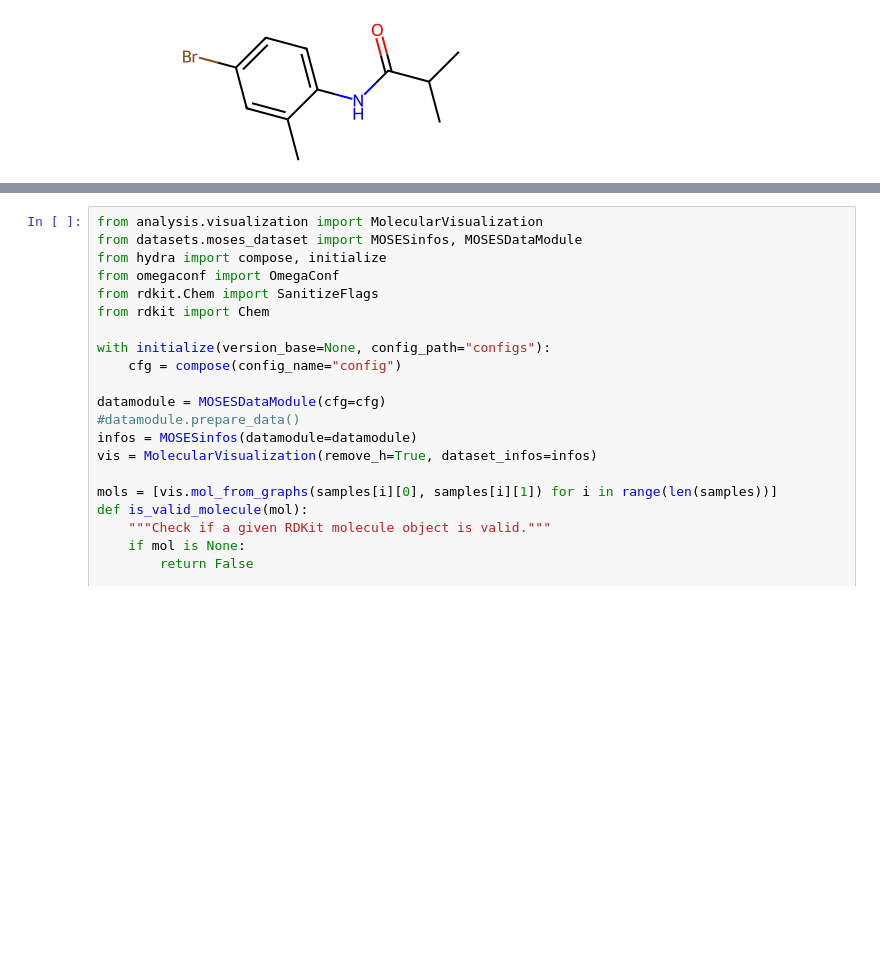
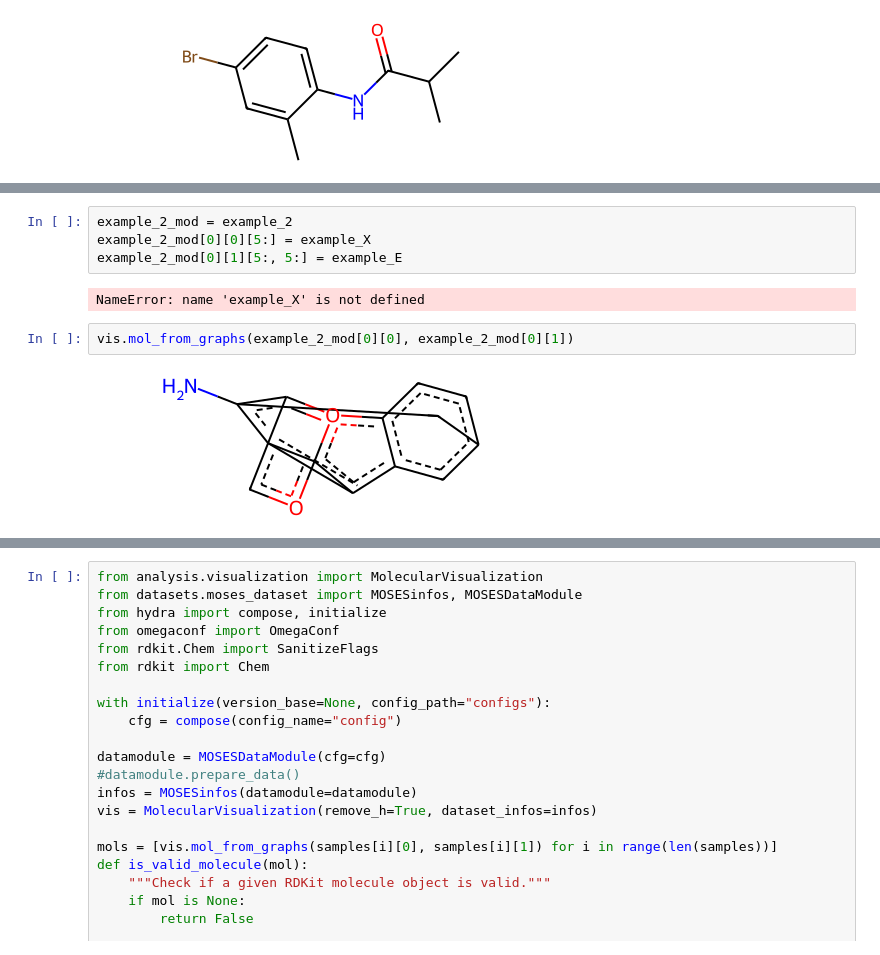
Before and after one commit to rudolfwilliam/DiGress, a Jupyter notebook: src/plot_moses_model.ipynb, the cells around one changed output, grey strips where cells are left out. Drawn from its saved outputs; the diff is of its cells as text; blank space fills up the shorter version.

```diff
--- a/src/plot_moses_model.ipynb
+++ b/src/plot_moses_model.ipynb
@@ -109,0 +113,10 @@ Warning: Molecule could not be kekulized, but will be considered valid.
+# %%
+example_2_mod = example_2
+example_2_mod[0][0][5:] = example_X
+example_2_mod[0][1][5:, 5:] = example_E
+# %% [output]
+NameError: name 'example_X' is not defined
+# %%
+vis.mol_from_graphs(example_2_mod[0][0], example_2_mod[0][1])
+# %% [output]
+[figure, added]
```
Also changed, not shown: parts of 14 cells of this notebook, 4 other files.
